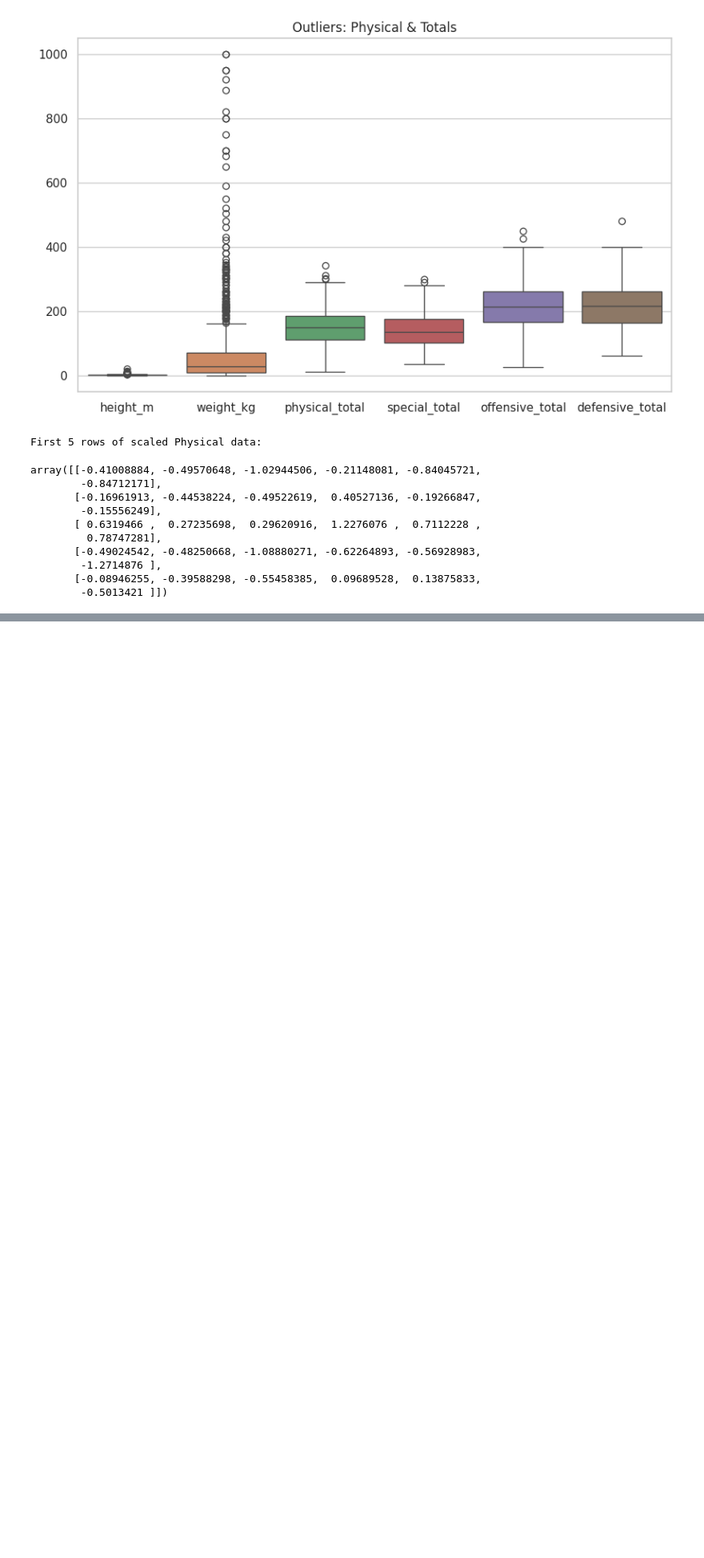
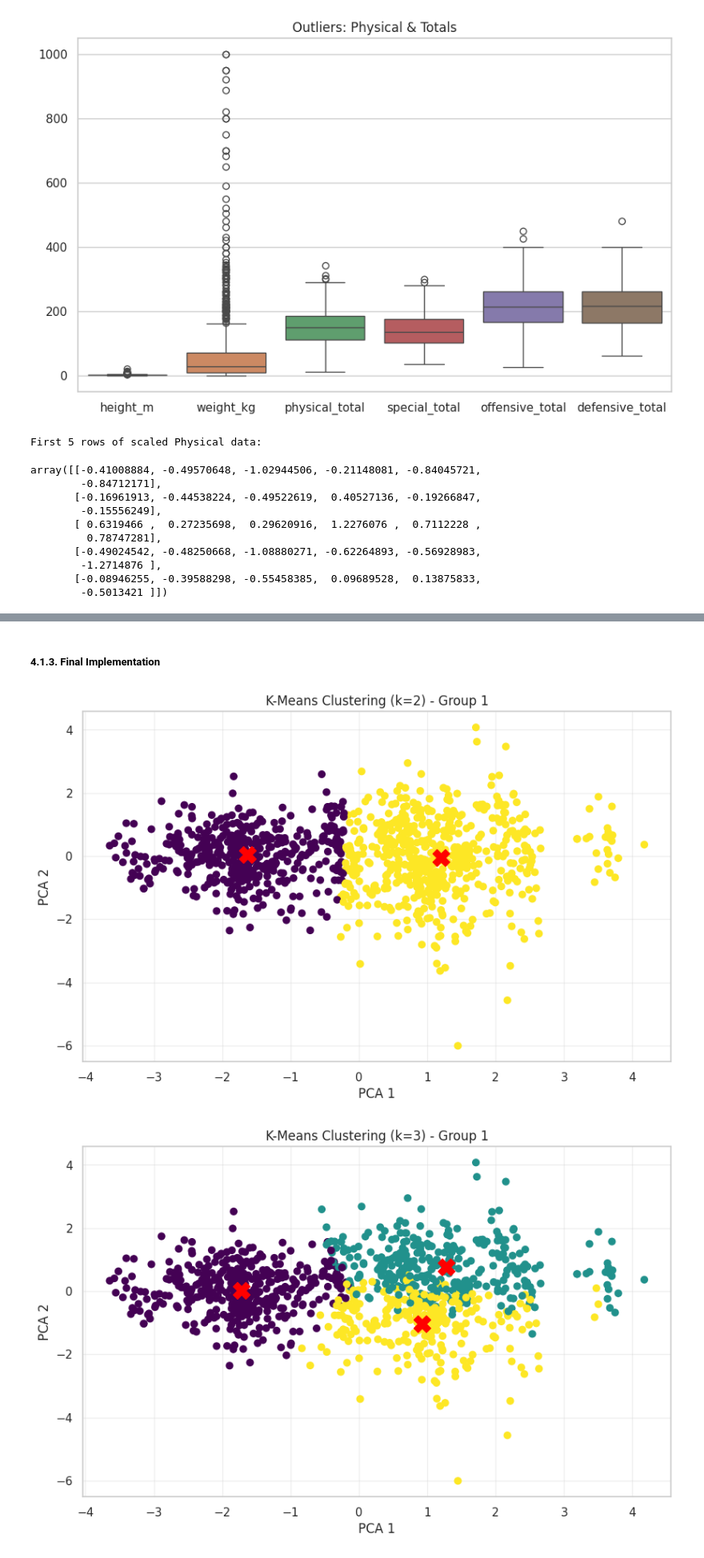
Before and after one commit to NathanaelLUCETTE/projet_ML, a Jupyter notebook: pokemon_clustering_project.ipynb, the cells around one changed output, grey strips where cells are left out. Shown at 80% size. Drawn from its saved outputs; the diff is of its cells as text; code cells hidden in the pictures; blank space fills up the shorter version.

```diff
--- a/pokemon_clustering_project.ipynb
+++ b/pokemon_clustering_project.ipynb
@@ -276,0 +332,28 @@ array([[-0.41008884, -0.49570648, -1.02944506, -0.21148081, -0.84045721,
+# %%
+def run_kmeans(data_scaled, k, group_name=""):
+
+    # K-Means training
+    kmeans = KMeans(n_clusters=k, random_state=42, n_init=10)
+    labels = kmeans.fit_predict(data_scaled)
+
+    # PCA transformation
+    pca = PCA(n_components=2)
+    reduced = pca.fit_transform(data_scaled)
+
+    # Project centroids into PCA space
+    centroids_pca = pca.transform(kmeans.cluster_centers_)
+
+    # Visualization
+    plt.figure(figsize=(10, 6))
+    plt.scatter(reduced[:, 0], reduced[:, 1], c=labels, cmap="viridis", s=40)
+
+    # Plotting centroids as red X
+    plt.scatter(centroids_pca[:, 0], centroids_pca[:, 1], c="red", s=250, marker="X")
+
+    plt.title(f"K-Means Clustering (k={k}) - {group_name}")
+    plt.xlabel("PCA 1")
+    plt.ylabel("PCA 2")
+    plt.grid(alpha=0.3)
+    plt.show()
+
+    return labels
@@ -276,0 +380,9 @@ array([[-0.41008884, -0.49570648, -1.02944506, -0.21148081, -0.84045721,
+# %% [markdown]
+##### **4.1.3. Final Implementation**
+# %%
+df['km_g1_k2'] = run_kmeans(X_group1_scaled, 2, "Group 1")
+df['km_g1_k3'] = run_kmeans(X_group1_scaled, 3, "Group 1")
+df['km_g1_k4'] = run_kmeans(X_group1_scaled, 4, "Group 1")
+# %% [output]
+[figure, added]
+[figure, added]
```
Also changed, not shown: parts of 31 cells of this notebook.
